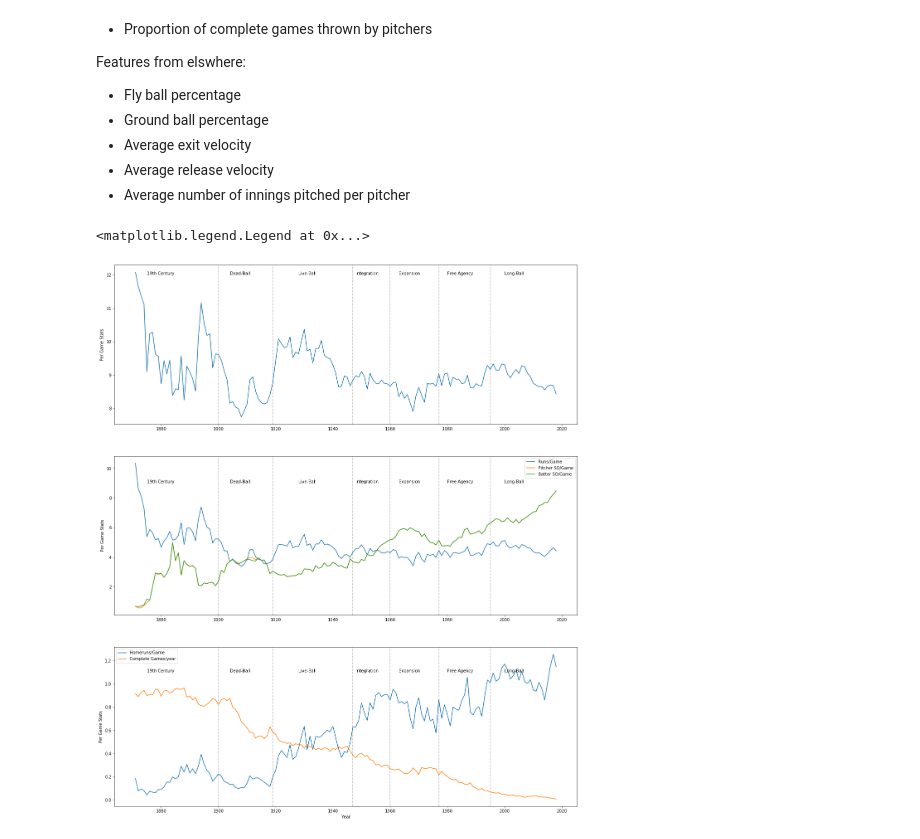
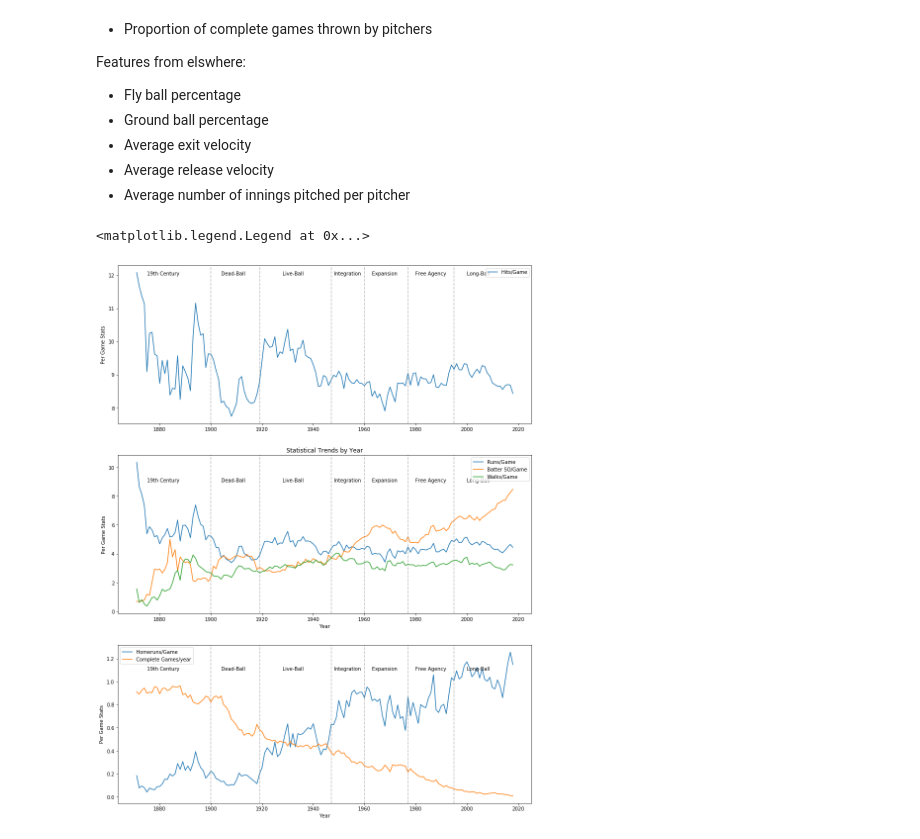
Before and after one commit to JoeWil58/DataScience_Final_Project, a Jupyter notebook: Prelim_Analysis.ipynb, the cells around one changed output. Cells and saved outputs as stored; diff of their text form; code cells hidden in the pictures.

```diff
--- a/Prelim_Analysis.ipynb
+++ b/Prelim_Analysis.ipynb
@@ -88,6 +88,15 @@ Teams['SO_b_per_G'] = Teams['SO'] / Teams['G']
 
 #Proportion of games that were complete games
 Teams['CG_prop'] = Teams['CG'] / Teams['G']
+
+#Batter walks per game
+Teams['BB_per_G'] = Teams['BB'] / Teams['G']
+
+#Singles (used to calculate slugging)
+Teams['1B'] = Teams['H'] - (Teams['2B'] + Teams['3B'] + Teams['HR'])
+
+#Team slugging percentage
+Teams['SLG'] = (Teams['1B'] + (2*Teams['2B']) + (3*Teams['3B']) + (4*Teams['HR'])) / Teams['AB']
 # %%
 years = Teams['yearID'].unique()
 runs_by_year = list(Teams.groupby(['yearID']).mean()['R_per_G'])
@@ -96,14 +105,18 @@ h_by_year = list(Teams.groupby(['yearID']).mean()['H_per_G'])
 pitch_so_by_year = list(Teams.groupby(['yearID']).mean()['SO_p_per_G'])
 bat_so_by_year = list(Teams.groupby(['yearID']).mean()['SO_b_per_G'])
 cg_by_year = list(Teams.groupby(['yearID']).mean()['CG_prop'])
+att_by_year = list(Teams.groupby(['yearID']).mean()['attendance'])
+bb_by_year = list(Teams.groupby(['yearID']).mean()['BB_per_G'])
+slg_by_year = list(Teams.groupby(['yearID']).mean()['SLG'])
 # %%
-fig,ax = plt.subplots(3,1,figsize=(20,24))
+fig,ax = plt.subplots(3,1,figsize=(15,20))
 ax[1].plot(years, runs_by_year, label='Runs/Game')
 ax[2].plot(years, hrs_by_year, label='Homeruns/Game')
 ax[0].plot(years, h_by_year, label='Hits/Game')
-ax[1].plot(years, pitch_so_by_year, label='Pitcher SO/Game')
+#ax[1].plot(years, pitch_so_by_year, label='Pitcher SO/Game')
 ax[1].plot(years, bat_so_by_year, label='Batter SO/Game')
 ax[2].plot(years, cg_by_year, label='Complete Games/year')
+ax[1].plot(years, bb_by_year, label='Walks/Game')
 ax[0].axvline(1900, linestyle='--', color='gray', alpha=0.5)
 ax[0].axvline(1919, linestyle='--', color='gray', alpha=0.5)
 ax[0].axvline(1947, linestyle='--', color='gray', alpha=0.5)
@@ -118,6 +131,7 @@ ax[0].text(1963, 12, 'Expansion')
 ax[0].text(1980, 12, 'Free Agency')
 ax[0].text(2000, 12, 'Long-Ball')
 ax[0].set_ylabel('Per Game Stats')
+ax[0].legend()
 #ax.set_title('Change in Per-game Stats by Year')
 ax[1].legend()
 ax[1].axvline(1900, linestyle='--', color='gray', alpha=0.5)
@@ -128,31 +142,33 @@ ax[1].axvline(1977, linestyle='--', color='gray', alpha=0.5)
 ax[1].axvline(1995, linestyle='--', color='gray', alpha=0.5)
 ax[1].text(1875, 9, '19th Century')
 ax[1].text(1904, 9, 'Dead-Ball')
 ax[1].text(1928, 9, 'Live-Ball')
 ax[1].text(1948, 9, 'Integration')
 ax[1].text(1963, 9, 'Expansion')
 ax[1].text(1980, 9, 'Free Agency')
 ax[1].text(2000, 9, 'Long-Ball')
 ax[1].set_ylabel('Per Game Stats')
+ax[1].set_xlabel('Year')
+ax[1].set_title('Statistical Trends by Year')
 #ax.set_title('Change in Per-game Stats by Year')
 ax[1].legend()
 ax[2].axvline(1900, linestyle='--', color='gray', alpha=0.5)
 ax[2].axvline(1919, linestyle='--', color='gray', alpha=0.5)
 ax[2].axvline(1947, linestyle='--', color='gray', alpha=0.5)
 ax[2].axvline(1960, linestyle='--', color='gray', alpha=0.5)
 ax[2].axvline(1977, linestyle='--', color='gray', alpha=0.5)
 ax[2].axvline(1995, linestyle='--', color='gray', alpha=0.5)
 ax[2].text(1875, 1.1, '19th Century')
 ax[2].text(1904, 1.1, 'Dead-Ball')
 ax[2].text(1928, 1.1, 'Live-Ball')
 ax[2].text(1948, 1.1, 'Integration')
 ax[2].text(1963, 1.1, 'Expansion')
 ax[2].text(1980, 1.1, 'Free Agency')
 ax[2].text(2000, 1.1, 'Long-Ball')
 ax[2].set_xlabel('Year')
 ax[2].set_ylabel('Per Game Stats')
 #ax.set_title('Change in Per-game Stats by Year')
 ax[2].legend()
 # %% [output]
 <matplotlib.legend.Legend at 0x...>
-[figure, old version]
+[figure, new version]
```
Also changed, not shown: parts of 1 cell of this notebook, 2 other files.
